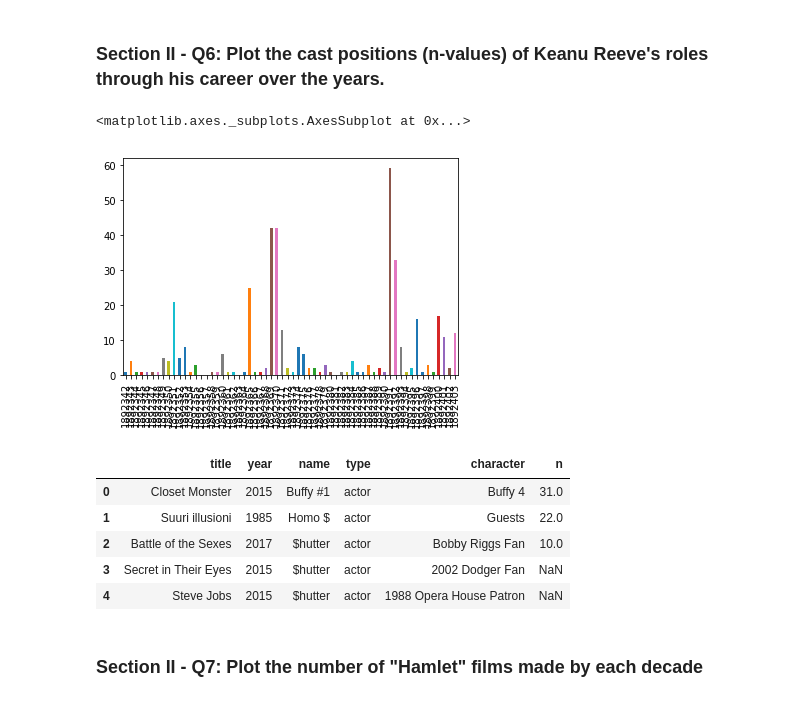
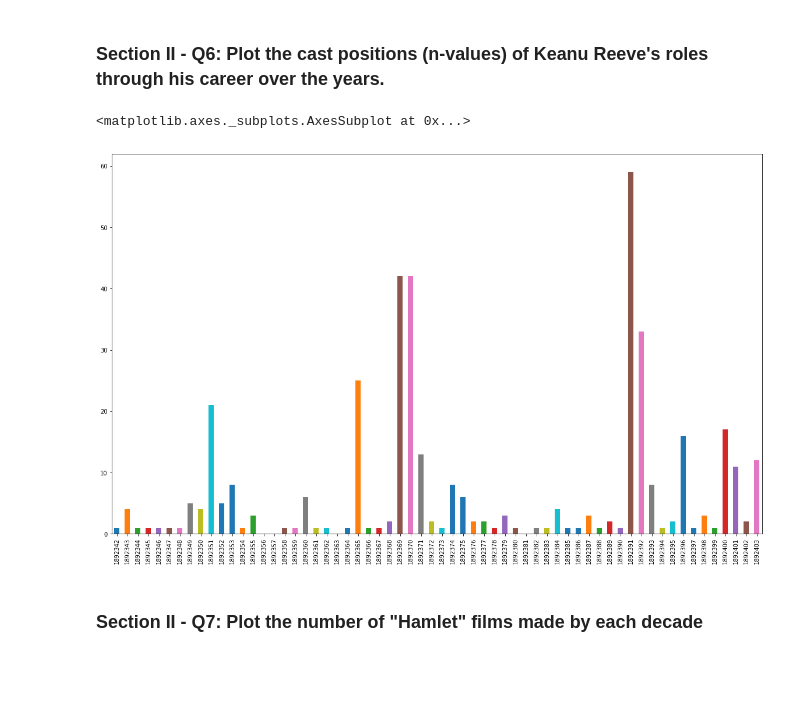
Before and after one commit to thechosen1xxx/mec-mini-projects, a Jupyter notebook: mec-5.3.10-data-wranging-with-pandas-mini-project/Mini_Project_Data_Wrangling_Pandas.ipynb, the cells around one changed output. Saved outputs shown, nothing was run; the diff lists cells and outputs as text; code cells hidden in the pictures; blank space fills up the shorter version.

```diff
--- a/mec-5.3.10-data-wranging-with-pandas-mini-project/Mini_Project_Data_Wrangling_Pandas.ipynb
+++ b/mec-5.3.10-data-wranging-with-pandas-mini-project/Mini_Project_Data_Wrangling_Pandas.ipynb
@@ -558,19 +534,10 @@ year
 # %%
 keanu_roles_n = cast[cast['name'] == 'Keanu Reeves']['n']
 # %%
-keanu_roles_n.plot(kind='bar')
+keanu_roles_n.plot(kind='bar', figsize=(20,12))
 # %% [output]
 <matplotlib.axes._subplots.AxesSubplot at 0x...>
-[figure, old version]
+[figure, new version]
-# %%
-cast.head()
-# %% [output]
-|  | title | year | name | type | character | n |
-| 0 | Closet Monster | 2015 | Buffy #1 | actor | Buffy 4 | 31.0 |
-| 1 | Suuri illusioni | 1985 | Homo $ | actor | Guests | 22.0 |
-| 2 | Battle of the Sexes | 2017 | $hutter | actor | Bobby Riggs Fan | 10.0 |
-| 3 | Secret in Their Eyes | 2015 | $hutter | actor | 2002 Dodger Fan | NaN |
-| 4 | Steve Jobs | 2015 | $hutter | actor | 1988 Opera House Patron | NaN |
 # %% [markdown]
 ### Section II - Q7: Plot the number of "Hamlet" films made by each decade
 # %%
```
Also changed, not shown: parts of 25 cells of this notebook.
